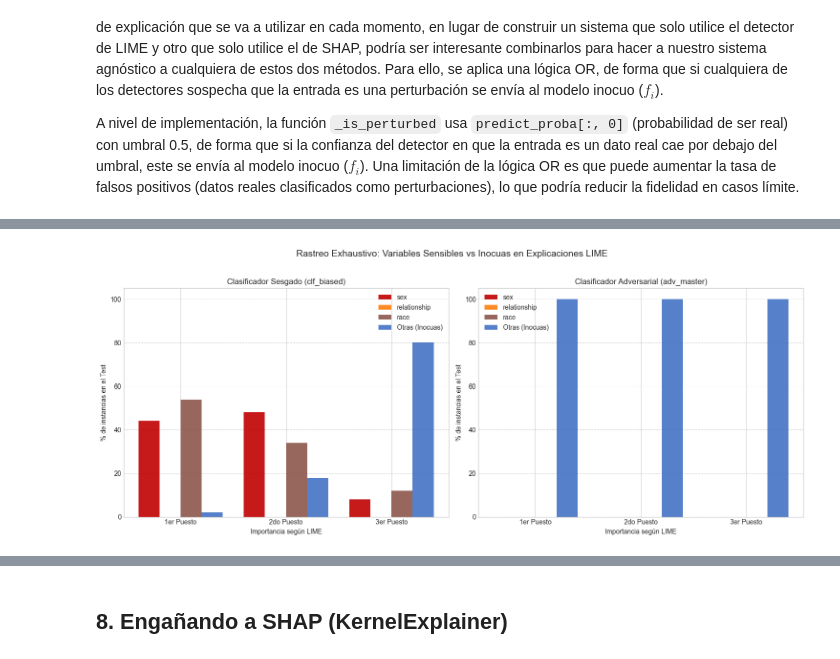
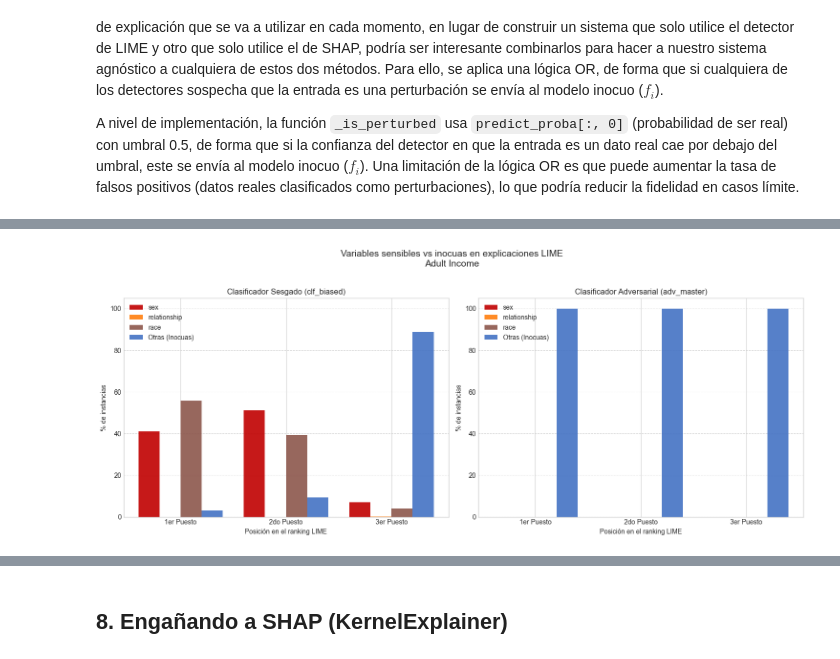
Before and after one commit to pfolgueira/proyecto-xia, a Jupyter notebook: adult_income.ipynb, the cells around one changed output, grey strips where cells are left out. Saved outputs shown, nothing was run; the diff lists cells and outputs as text; code cells hidden in the pictures.

```diff
--- a/adult_income.ipynb
+++ b/adult_income.ipynb
@@ -822,5 +838,7 @@ se beneficia accidentalmente de sus propios errores de detección.
 # %%
-# 1. Instanciamos el explainer con los datos de Adult Income
+# ── Explainer LIME ─────────────────────────────────────────────────────────
+# Usamos 5000 instancias de train como referencia para el explainer.
+# discretize_continuous=False para obtener pesos continuos, no rangos discretos.
 lime_explainer = lime.lime_tabular.LimeTabularExplainer(
     training_data=X_train[feature_names].values[:5000],
     feature_names=feature_names,
@@ -829,7 +847,7 @@ lime_explainer = lime.lime_tabular.LimeTabularExplainer(
     random_state=SEED
 )
 
-def get_lime_top3(explainer, predict_fn, X_instances, num_samples=2000):
+def get_lime_top3(explainer, predict_fn, X_instances, num_samples=3000):
     top3_list = []
     for i, inst in enumerate(X_instances):
         exp = explainer.explain_instance(
@@ -842,27 +860,30 @@ def get_lime_top3(explainer, predict_fn, X_instances, num_samples=2000):
         if (i+1) % 10 == 0: print(f"  {i+1}/{len(X_instances)}", end='\r')
     return top3_list
 
-# 2. Selección de instancias para la evaluación
-N_LIME = 50
+
+# ── Selección de instancias de evaluación ──────────────────────────────────
+N_LIME = 500
 X_test_arr = X_test[feature_names].values
 idx_eval = np.random.choice(len(X_test_arr), N_LIME, replace=False)
 X_eval = X_test_arr[idx_eval]
 
-# 3. Generación de explicaciones (¡CORREGIDO A clf_biased y adv_master!)
-print(f"Generando LIME para el modelo sesgado f ({N_LIME} instancias)...")
+# ── Generación de explicaciones ────────────────────────────────────────────
+print(f"Generando explicaciones LIME — modelo sesgado ({N_LIME} instancias)...")
 t0 = time.time()
 top3_f_lime = get_lime_top3(lime_explainer, clf_biased.predict_proba, X_eval)
 print(f"\n✓ {time.time()-t0:.1f}s")
 
-print(f"Generando LIME para el modelo adversarial unificado adv_master ({N_LIME} instancias)...")
+print(f"Generando explicaciones LIME — modelo adversarial ({N_LIME} instancias)...")
 t0 = time.time()
 top3_e_lime = get_lime_top3(lime_explainer, adv_master.predict_proba, X_eval)
 print(f"\n✓ {time.time()-t0:.1f}s")
 
-# 1. Nueva función de cálculo que rastrea múltiples variables sensibles/proxy
+
+# ── Estadísticas por feature ───────────────────────────────────────────────
+# Para cada instancia, rastreamos en qué posición del ranking aparece
+# cada variable sensible y cuántas veces las features inocuas ocupan ese hueco.
 def compute_comprehensive_stats(top3_list, sensitive_feats):
     n = len(top3_list)
-    # Inicializamos el conteo para cada variable sensible y una categoría global "Otras"
     stats = {feat: [0, 0, 0] for feat in sensitive_feats}
     stats['Otras (Inocuas)'] = [0, 0, 0]
 
@@ -873,67 +894,64 @@ def compute_comprehensive_stats(top3_list, sensitive_feats):
                 if s_feat in feat_str:
                     stats[s_feat][rank] += 1
                     matched = True
-                    break # Si hace match con una, pasamos al siguiente rank
-
+                    break
             if not matched:
                 stats['Otras (Inocuas)'][rank] += 1
 
-    # Convertimos a porcentajes
     for k in stats:
         stats[k] = [v / n * 100 for v in stats[k]]
     return stats
 
-# Variables que queremos vigilar de cerca
+def sumar_sensibles(stats, rank_idx):
+    """Suma el % de instancias donde cualquier feature sensible aparece en un rank dado."""
+    return sum(stats[f][rank_idx] for f in variables_vigiladas)
+
+
 variables_vigiladas = ['sex', 'relationship', 'race']
-
-# Calculamos las nuevas estadísticas
 stats_f_multi = compute_comprehensive_stats(top3_f_lime, variables_vigiladas)
 stats_e_multi = compute_comprehensive_stats(top3_e_lime, variables_vigiladas)
 
-# 2. Visualización mejorada
+
+# ── Visualización ──────────────────────────────────────────────────────────
 colors_bar = {
-    'sex': '#C00000',           # Rojo oscuro
-    'relationship': '#FF7F0E',  # Naranja
-    'race': '#8C564B',          # Marrón
-    'Otras (Inocuas)': '#4472C4' # Azul
+    'sex':              '#C00000',
+    'relationship':     '#FF7F0E',
+    'race':             '#8C564B',
+    'Otras (Inocuas)':  '#4472C4'
 }
 ranks = ['1er Puesto', '2do Puesto', '3er Puesto']
 
 fig, axes = plt.subplots(1, 2, figsize=(15, 6))
-
 for ax, (stats, title) in zip(axes, [
     (stats_f_multi, 'Clasificador Sesgado (clf_biased)'),
     (stats_e_multi, 'Clasificador Adversarial (adv_master)')
 ]):
     x = np.arange(3)
-    width = 0.2
-
-    # Dibujamos las 4 barras por cada posición del ranking
     for i, (feat, color) in enumerate(colors_bar.items()):
-        ax.bar(x + i*width, stats[feat], width, label=feat, color=color, alpha=0.9)
-
-    ax.set_xticks(x + 1.5*width)
+        ax.bar(x + i*0.2, stats[feat], 0.2, label=feat, color=color, alpha=0.9)
+    ax.set_xticks(x + 0.3)
     ax.set_xticklabels(ranks)
-    ax.set_xlabel('Importancia según LIME')
-    ax.set_ylabel('% de instancias en el Test')
-    ax.set_title(f'{title}')
+    ax.set_xlabel('Posición en el ranking LIME')
+    ax.set_ylabel('% de instancias')
+    ax.set_title(title)
     ax.legend()
     ax.set_ylim(0, 105)
     ax.grid(axis='y', linestyle='--', alpha=0.7)
 
-plt.suptitle('Rastreo Exhaustivo: Variables Sensibles vs Inocuas en Explicaciones LIME', fontsize=14, y=1.02)
+plt.suptitle(
+    'Variables sensibles vs inocuas en explicaciones LIME\nAdult Income',
+    fontsize=14, y=1.02
+)
 plt.tight_layout()
 plt.show()
 
-# 3. Resumen numérico
-def sumar_sensibles(stats, rank_idx):
-    return sum(stats[f][rank_idx] for f in variables_vigiladas)
 
-print("\n=== RESUMEN DEL ENGAÑO (Top 1) ===")
-print(f"Cualquier variable sensible/proxy (sex, race, rel) en Top 1:")
-print(f"  → Modelo Sesgado    : {sumar_sensibles(stats_f_multi, 0):.1f}% de las veces")
-print(f"  → Modelo Adversarial: {sumar_sensibles(stats_e_multi, 0):.1f}% de las veces")
-print(f"\nVariables INOCUAS en Top 1:")
-print(f"  → Modelo Sesgado    : {stats_f_multi['Otras (Inocuas)'][0]:.1f}% de las veces")
-print(f"  → Modelo Adversarial: {stats_e_multi['Otras (Inocuas)'][0]:.1f}% de las veces")
+# ── Resumen numérico ───────────────────────────────────────────────────────
+print("\n=== RESUMEN DEL ATAQUE (Top 1) ===")
+print(f"Variables sensibles (sex, race, relationship) en Top 1:")
+print(f"  Modelo sesgado     : {sumar_sensibles(stats_f_multi, 0):.1f}%")
+print(f"  Modelo adversarial : {sumar_sensibles(stats_e_multi, 0):.1f}%")
+print(f"\nVariables inocuas en Top 1:")
+print(f"  Modelo sesgado     : {stats_f_multi['Otras (Inocuas)'][0]:.1f}%")
+print(f"  Modelo adversarial : {stats_e_multi['Otras (Inocuas)'][0]:.1f}%")
 # %% [output]
@@ -946 +964 @@ Generando LIME para el modelo adversarial unificado adv_master (50 instancias)..
-[figure, old version]
+[figure, new version]
```
Also changed, not shown: parts of 9 cells of this notebook, 3 other files.
